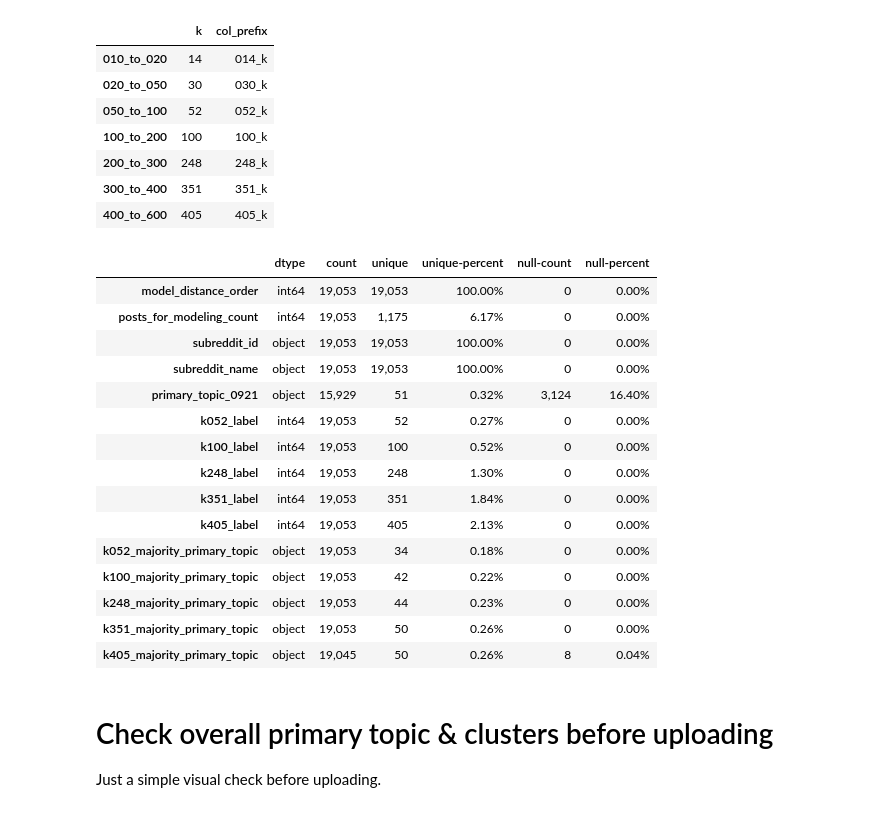
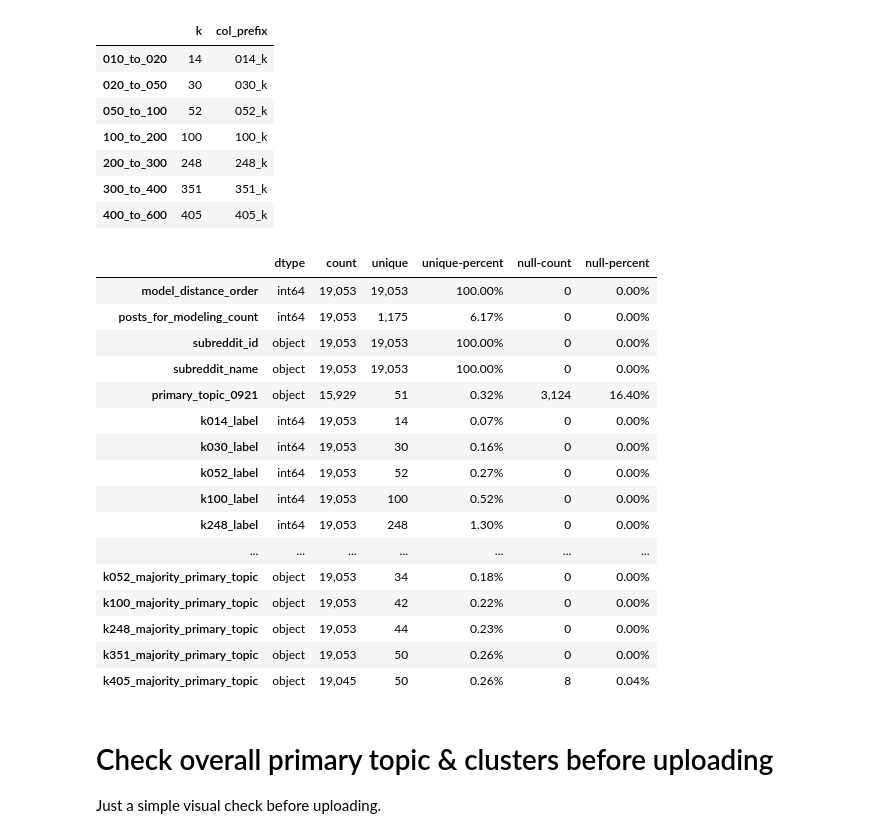
Before and after one commit to nazanin-zinouri/subclu, a Jupyter notebook: notebooks/v0.4.0/djb_topic_clusters-C-2021_10_29_v0_4_0a_create_table_for_model_labels_and_majority_topics.ipynb, the cells around one changed output. Saved outputs shown, nothing was run; the diff lists cells and outputs as text; code cells hidden in the pictures.

Commit message:
Update table with labels to include clusters at k014 & k030
Needed to expand b/c we still had some orphan subs at k052

```diff
--- a/notebooks/v0.4.0/djb_topic_clusters-C-2021_10_29_v0_4_0a_create_table_for_model_labels_and_majority_topics.ipynb
+++ b/notebooks/v0.4.0/djb_topic_clusters-C-2021_10_29_v0_4_0a_create_table_for_model_labels_and_majority_topics.ipynb
@@ -214,39 +240,40 @@ l_cols_label_core = [
     col_new_model_order,
     'posts_for_modeling_count',
     'subreddit_id',
     'subreddit_name',
     col_primary_topic_rename,
 ]
 
 cols_top_k = [c for c in df_labels_full.columns
-              if any(c.startswith(k_) for k_ in df_opt_ks[df_opt_ks['k'] >= 50]['col_prefix'].unique())
+              if any(c.startswith(k_) for k_ in df_opt_ks[df_opt_ks['k'] >= 10]['col_prefix'].unique())
               ]
 
 df_labels = (
     df_labels_full[l_cols_label_core + cols_top_k]
     .sort_values(by=[col_new_model_order], ascending=True)
 ).copy()
 
 
 # move "k" to front so that we don't get bigQuery errors
 df_labels = (
     df_labels
     .rename(columns={c: f"k{c.replace('_k_', '_')}" for c in df_labels.columns if '_k_' in c})
 )
 
 counts_describe(df_labels)
 # %% [output]
 |  | dtype | count | unique | unique-percent | null-count | null-percent |
 | model_distance_order | int64 | 19,053 | 19,053 | 100.00% | 0 | 0.00% |
 | posts_for_modeling_count | int64 | 19,053 | 1,175 | 6.17% | 0 | 0.00% |
 | subreddit_id | object | 19,053 | 19,053 | 100.00% | 0 | 0.00% |
 | subreddit_name | object | 19,053 | 19,053 | 100.00% | 0 | 0.00% |
 | primary_topic_0921 | object | 15,929 | 51 | 0.32% | 3,124 | 16.40% |
+| k014_label | int64 | 19,053 | 14 | 0.07% | 0 | 0.00% |
+| k030_label | int64 | 19,053 | 30 | 0.16% | 0 | 0.00% |
 | k052_label | int64 | 19,053 | 52 | 0.27% | 0 | 0.00% |
 | k100_label | int64 | 19,053 | 100 | 0.52% | 0 | 0.00% |
 | k248_label | int64 | 19,053 | 248 | 1.30% | 0 | 0.00% |
-| k351_label | int64 | 19,053 | 351 | 1.84% | 0 | 0.00% |
-| k405_label | int64 | 19,053 | 405 | 2.13% | 0 | 0.00% |
+| ... | ... | ... | ... | ... | ... | ... |
 | k052_majority_primary_topic | object | 19,053 | 34 | 0.18% | 0 | 0.00% |
 | k100_majority_primary_topic | object | 19,053 | 42 | 0.22% | 0 | 0.00% |
 | k248_majority_primary_topic | object | 19,053 | 44 | 0.23% | 0 | 0.00% |
```
Also changed, not shown: parts of 8 cells of this notebook.
